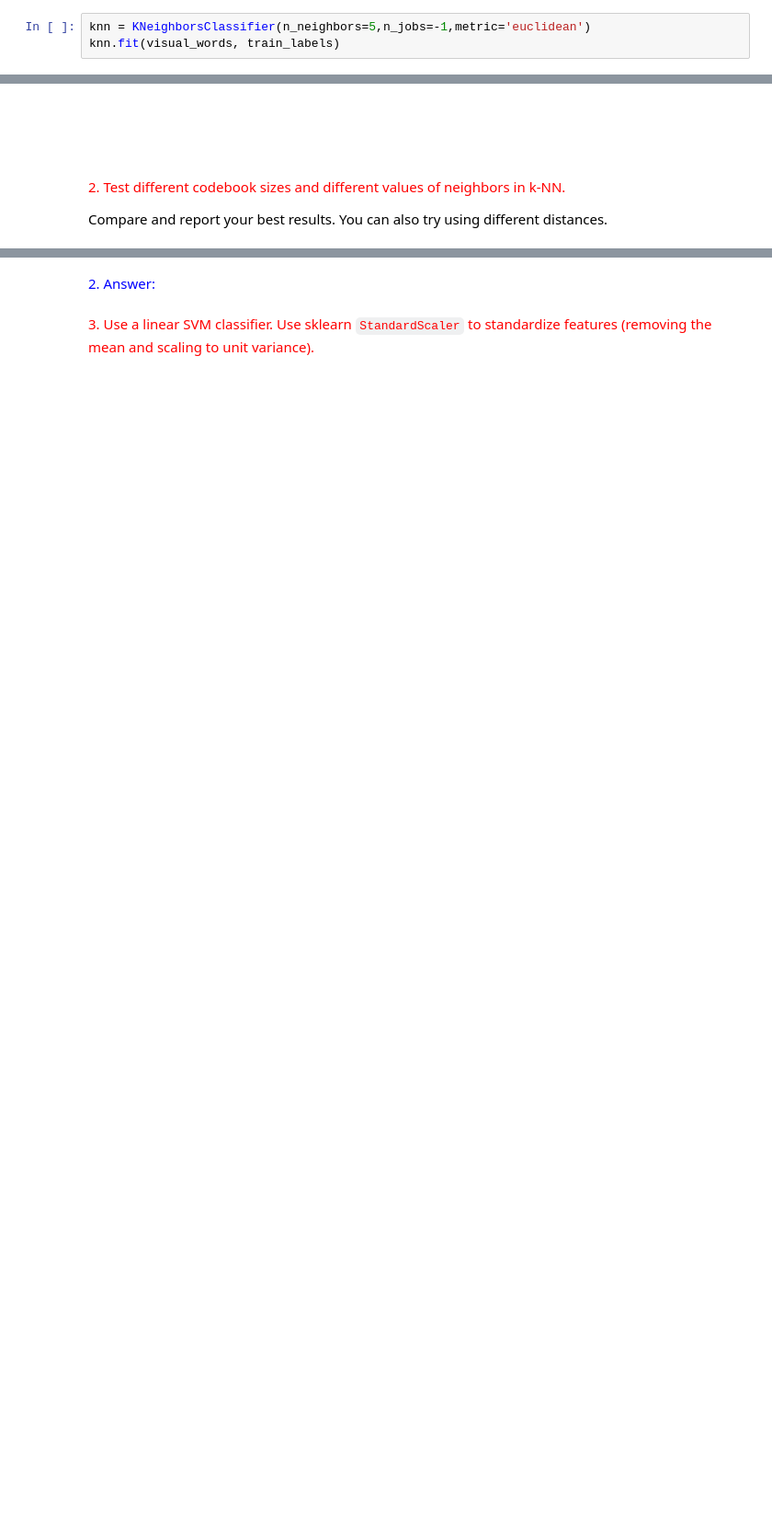
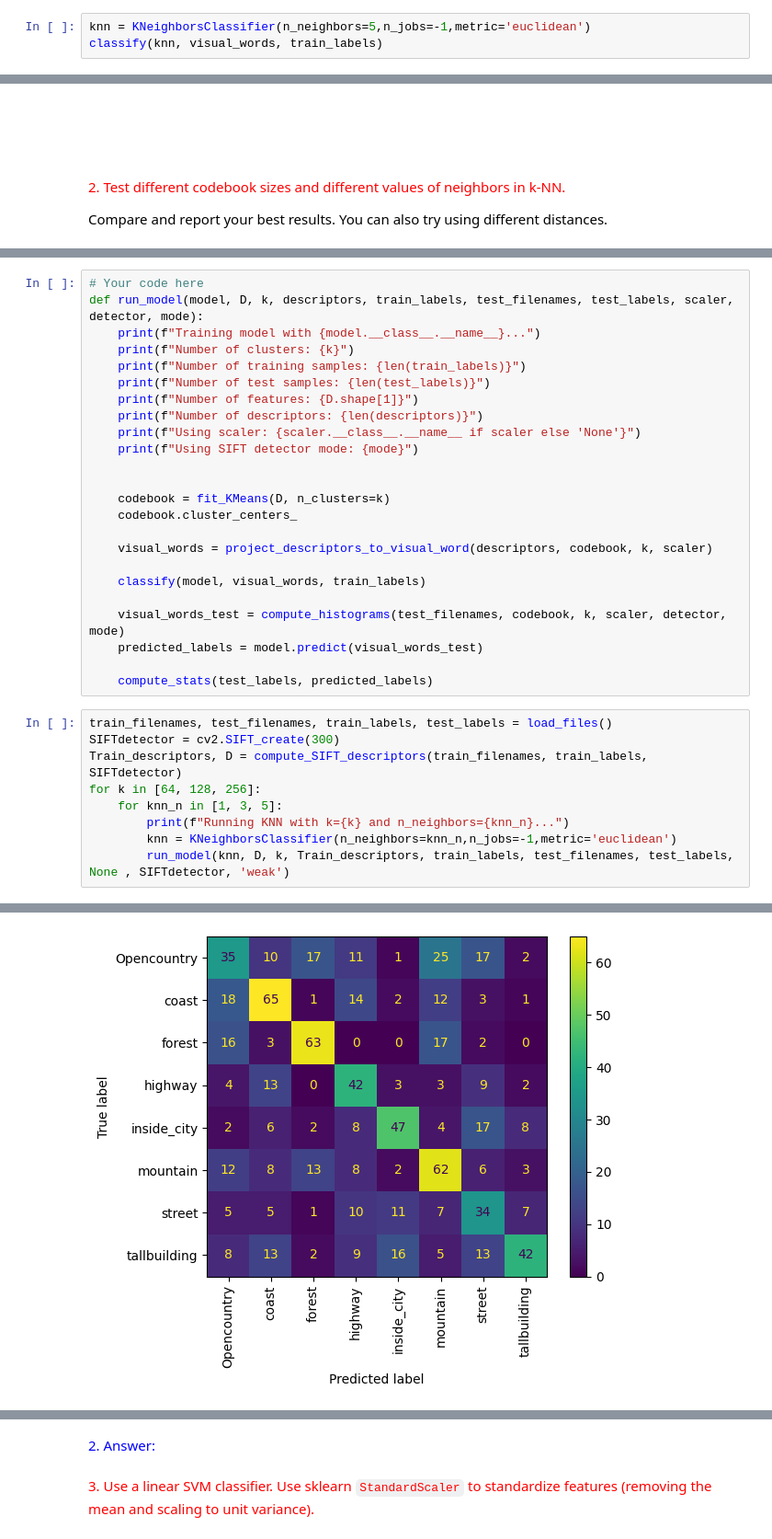
Before and after one commit to enricrp8/cvdl-labs, a Jupyter notebook: Lab3/CVDL_Lab1_BagofVisualWords_2025.ipynb, the cells around one changed output, grey strips where cells are left out. Shown at 92% size. Saved outputs shown, nothing was run; the diff lists cells and outputs as text; blank space fills up the shorter version.

```diff
--- a/Lab3/CVDL_Lab1_BagofVisualWords_2025.ipynb
+++ b/Lab3/CVDL_Lab1_BagofVisualWords_2025.ipynb
@@ -148,3 +211,3 @@ We create a k-nn classifier and train it with the training set histograms (Note
 # %%
 knn = KNeighborsClassifier(n_neighbors=5,n_jobs=-1,metric='euclidean')
-knn.fit(visual_words, train_labels)
+classify(knn, visual_words, train_labels)
@@ -291,0 +337,34 @@ weighted avg       0.54      0.49      0.49       807
+# %%
+# Your code here
+def run_model(model, D, k, descriptors, train_labels, test_filenames, test_labels, scaler, detector, mode):
+    print(f"Training model with {model.__class__.__name__}...")
+    print(f"Number of clusters: {k}")
+    print(f"Number of training samples: {len(train_labels)}")
+    print(f"Number of test samples: {len(test_labels)}")
+    print(f"Number of features: {D.shape[1]}")
+    print(f"Number of descriptors: {len(descriptors)}")
+    print(f"Using scaler: {scaler.__class__.__name__ if scaler else 'None'}")
+    print(f"Using SIFT detector mode: {mode}")
+
+
+    codebook = fit_KMeans(D, n_clusters=k)
+    codebook.cluster_centers_
+
+    visual_words = project_descriptors_to_visual_word(descriptors, codebook, k, scaler)
+
+    classify(model, visual_words, train_labels)
+
+    visual_words_test = compute_histograms(test_filenames, codebook, k, scaler, detector, mode)
+    predicted_labels = model.predict(visual_words_test)
+
+    compute_stats(test_labels, predicted_labels)
+# %%
+train_filenames, test_filenames, train_labels, test_labels = load_files()
+SIFTdetector = cv2.SIFT_create(300)
+Train_descriptors, D = compute_SIFT_descriptors(train_filenames, train_labels, SIFTdetector)
+for k in [64, 128, 256]:
+    for knn_n in [1, 3, 5]:
+        print(f"Running KNN with k={k} and n_neighbors={knn_n}...")
+        knn = KNeighborsClassifier(n_neighbors=knn_n,n_jobs=-1,metric='euclidean')
+        run_model(knn, D, k, Train_descriptors, train_labels, test_filenames, test_labels, None , SIFTdetector, 'weak')
+# %% [output]
@@ -291,0 +380 @@ weighted avg       0.54      0.49      0.49       807
+[figure, added]
```
Also changed, not shown: parts of 30 cells of this notebook, 7 other files.
